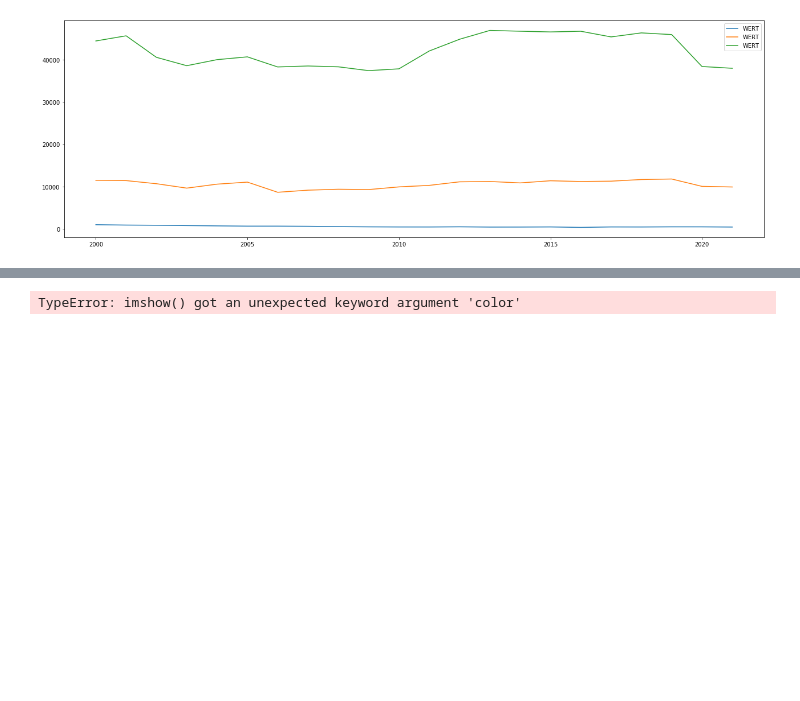
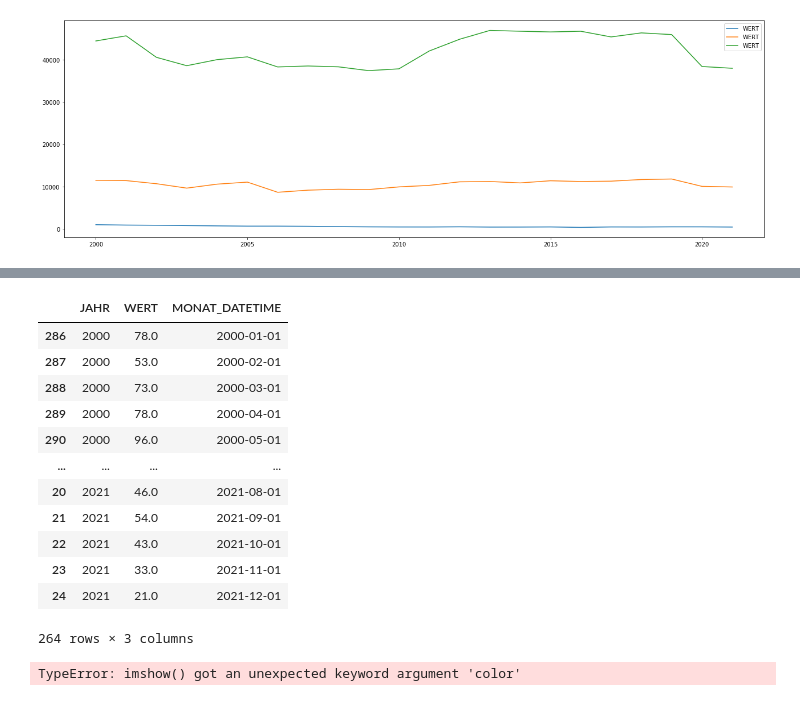
Before and after one commit to molspace/DPS_AI_challenge, a Jupyter notebook: data_visualization.ipynb, the cells around one changed output, grey strips where cells are left out. Drawn from its saved outputs; the diff is of its cells as text; code cells hidden in the pictures; blank space fills up the shorter version.

```diff
--- a/data_visualization.ipynb
+++ b/data_visualization.ipynb
@@ -76,3 +70,19 @@ array(['Jan', 'Feb', 'Mar', 'Apr', 'May', 'Jun', 'Jul', 'Aug', 'Sep',
+# %%
+data_for_heatmap
+# %% [output]
+|  | JAHR | WERT | MONAT_DATETIME |
+| 286 | 2000 | 78.0 | 2000-01-01 |
+| 287 | 2000 | 53.0 | 2000-02-01 |
+| 288 | 2000 | 73.0 | 2000-03-01 |
+| 289 | 2000 | 78.0 | 2000-04-01 |
+| 290 | 2000 | 96.0 | 2000-05-01 |
+| ... | ... | ... | ... |
+| 20 | 2021 | 46.0 | 2021-08-01 |
+| 21 | 2021 | 54.0 | 2021-09-01 |
+| 22 | 2021 | 43.0 | 2021-10-01 |
+| 23 | 2021 | 33.0 | 2021-11-01 |
+| 24 | 2021 | 21.0 | 2021-12-01 |
+264 rows × 3 columns
 # %%
 fig = px.imshow(df[df.MONAT == 'Summe'].sort_values(by='JAHR'), x="JAHR", y="WERT", color='MONATSZAHL',markers=True)
 fig.show()
```
Also changed, not shown: parts of 5 cells of this notebook.
